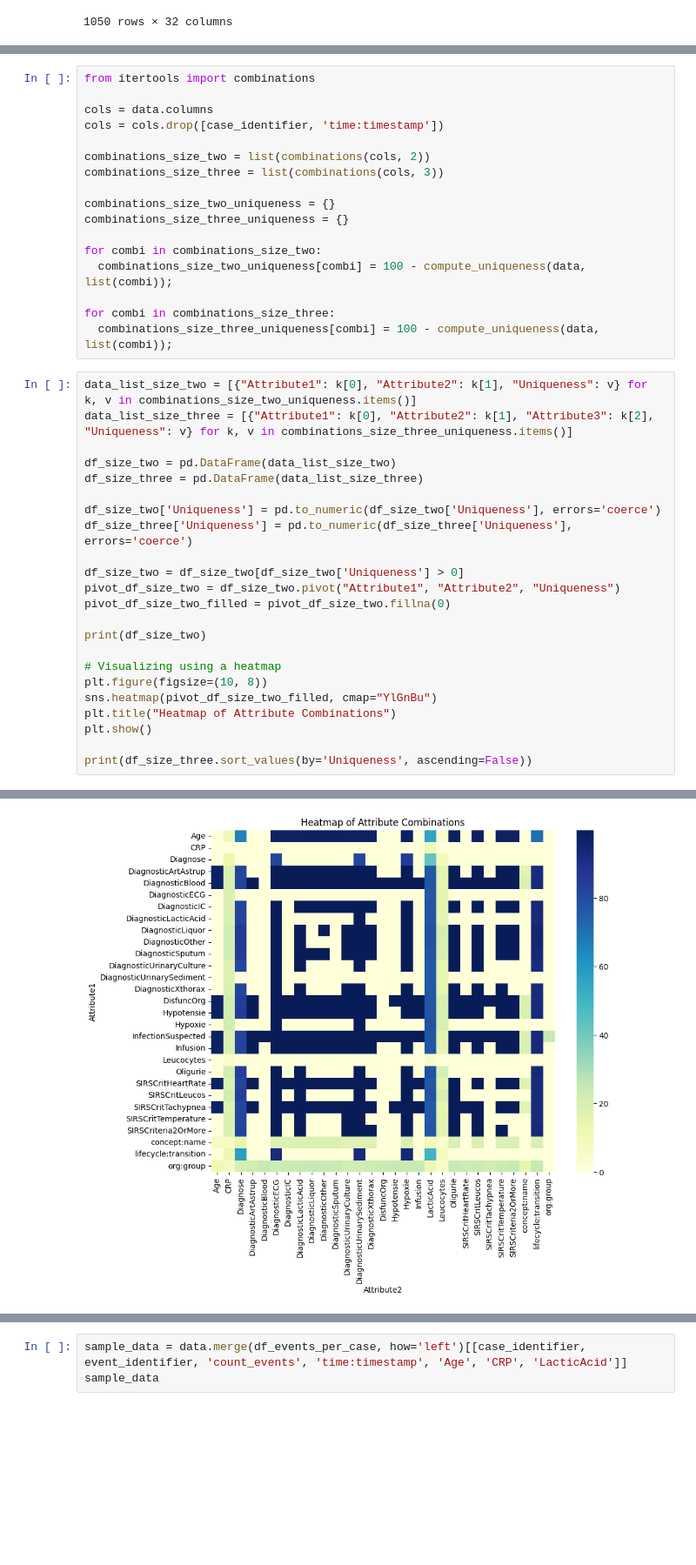
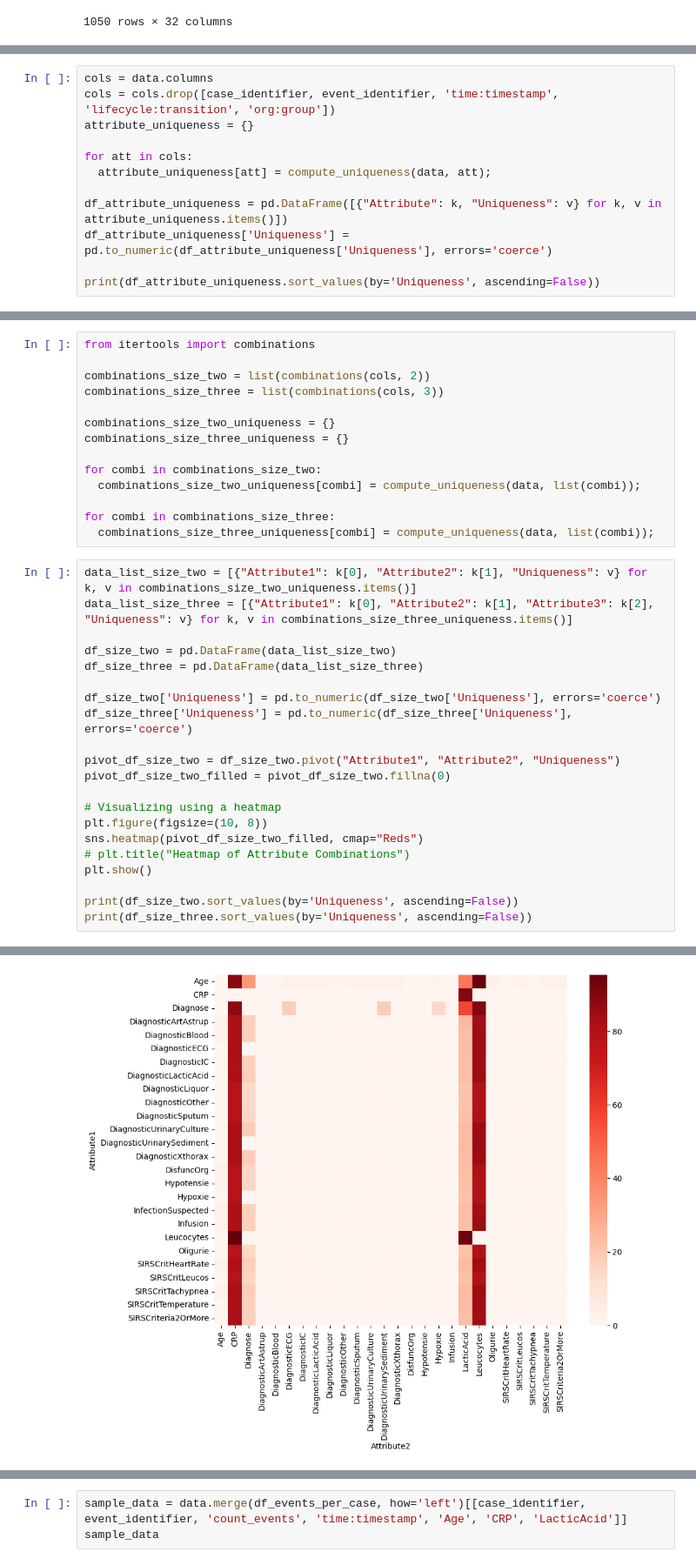
Before and after one commit to fahaerte/privacy_confidentiality_in_process_mining, a Jupyter notebook: SEPSIS_analysis/Sepsis_Analysis.ipynb, the cells around one changed output, grey strips where cells are left out. Shown at 87% size. Saved outputs shown, nothing was run; the diff lists cells and outputs as text; blank space fills up the shorter version.

```diff
--- a/SEPSIS_analysis/Sepsis_Analysis.ipynb
+++ b/SEPSIS_analysis/Sepsis_Analysis.ipynb
@@ -225,0 +232,12 @@ data
+# %%
+cols = data.columns
+cols = cols.drop([case_identifier, event_identifier, 'time:timestamp', 'lifecycle:transition', 'org:group'])
+attribute_uniqueness = {}
+
+for att in cols:
+  attribute_uniqueness[att] = compute_uniqueness(data, att);
+
+df_attribute_uniqueness = pd.DataFrame([{"Attribute": k, "Uniqueness": v} for k, v in attribute_uniqueness.items()])
+df_attribute_uniqueness['Uniqueness'] = pd.to_numeric(df_attribute_uniqueness['Uniqueness'], errors='coerce')
+
+print(df_attribute_uniqueness.sort_values(by='Uniqueness', ascending=False))
@@ -226,8 +264,5 @@ data
 # %%
 from itertools import combinations
-
-cols = data.columns
-cols = cols.drop([case_identifier, 'time:timestamp'])
 
 combinations_size_two = list(combinations(cols, 2))
 combinations_size_three = list(combinations(cols, 3))
@@ -236,10 +271,10 @@ combinations_size_two_uniqueness = {}
 combinations_size_three_uniqueness = {}
 
 for combi in combinations_size_two:
-  combinations_size_two_uniqueness[combi] = 100 - compute_uniqueness(data, list(combi));
+  combinations_size_two_uniqueness[combi] = compute_uniqueness(data, list(combi));
 
 for combi in combinations_size_three:
-  combinations_size_three_uniqueness[combi] = 100 - compute_uniqueness(data, list(combi));
+  combinations_size_three_uniqueness[combi] = compute_uniqueness(data, list(combi));
 # %%
 data_list_size_two = [{"Attribute1": k[0], "Attribute2": k[1], "Uniqueness": v} for k, v in combinations_size_two_uniqueness.items()]
 data_list_size_three = [{"Attribute1": k[0], "Attribute2": k[1], "Attribute3": k[2], "Uniqueness": v} for k, v in combinations_size_three_uniqueness.items()]
@@ -250,18 +285,16 @@ df_size_three = pd.DataFrame(data_list_size_three)
 df_size_two['Uniqueness'] = pd.to_numeric(df_size_two['Uniqueness'], errors='coerce')
 df_size_three['Uniqueness'] = pd.to_numeric(df_size_three['Uniqueness'], errors='coerce')
 
-df_size_two = df_size_two[df_size_two['Uniqueness'] > 0]
 pivot_df_size_two = df_size_two.pivot("Attribute1", "Attribute2", "Uniqueness")
 pivot_df_size_two_filled = pivot_df_size_two.fillna(0)
 
-print(df_size_two)
-
 # Visualizing using a heatmap
 plt.figure(figsize=(10, 8))
-sns.heatmap(pivot_df_size_two_filled, cmap="YlGnBu")
-plt.title("Heatmap of Attribute Combinations")
+sns.heatmap(pivot_df_size_two_filled, cmap="Reds")
+# plt.title("Heatmap of Attribute Combinations")
 plt.show()
 
+print(df_size_two.sort_values(by='Uniqueness', ascending=False))
 print(df_size_three.sort_values(by='Uniqueness', ascending=False))
 # %% [output]
              Attribute1         Attribute2  Uniqueness
@@ -281 +314 @@ print(df_size_three.sort_values(by='Uniqueness', ascending=False))
-[figure, old version]
+[figure, new version]
```
Also changed, not shown: parts of 14 cells of this notebook.
